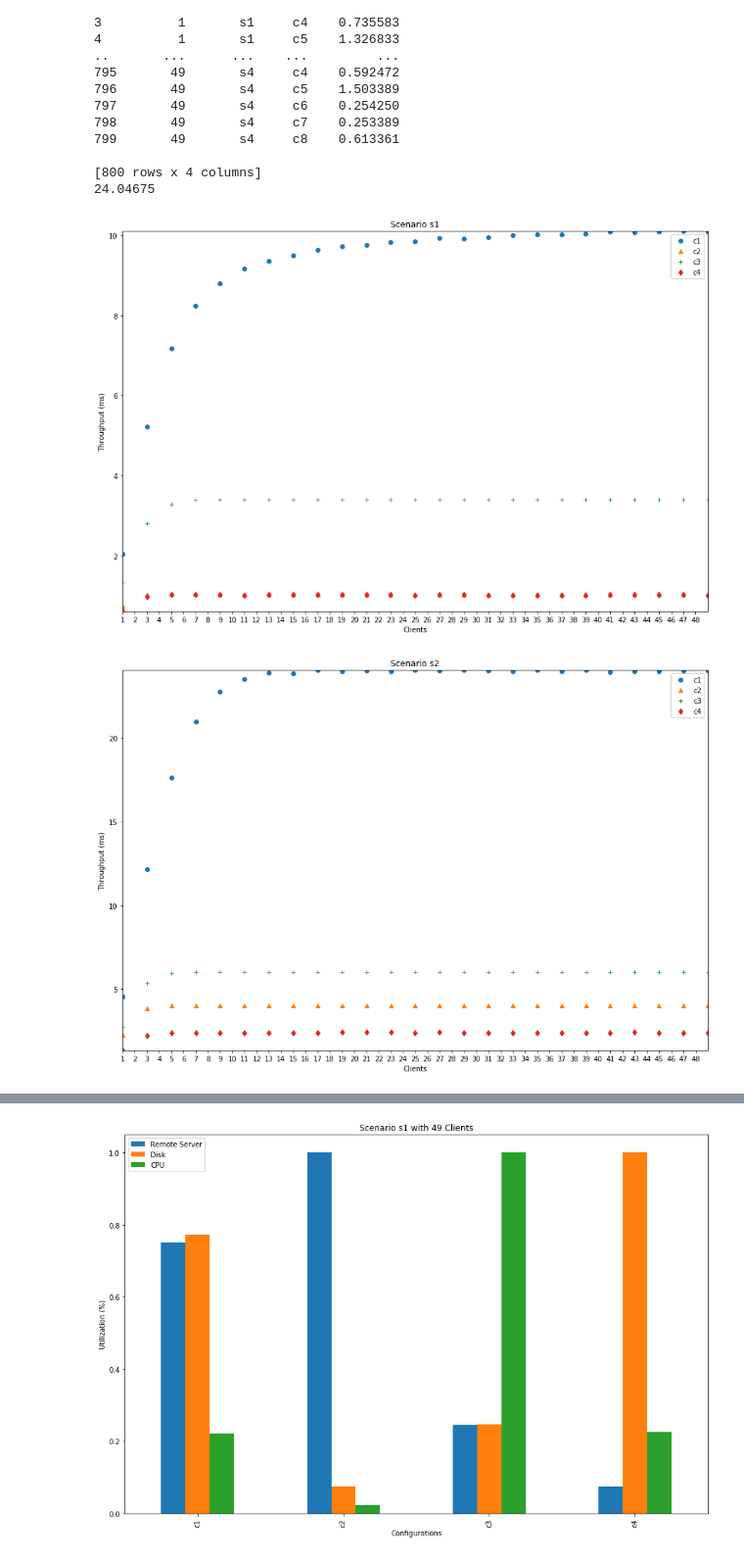
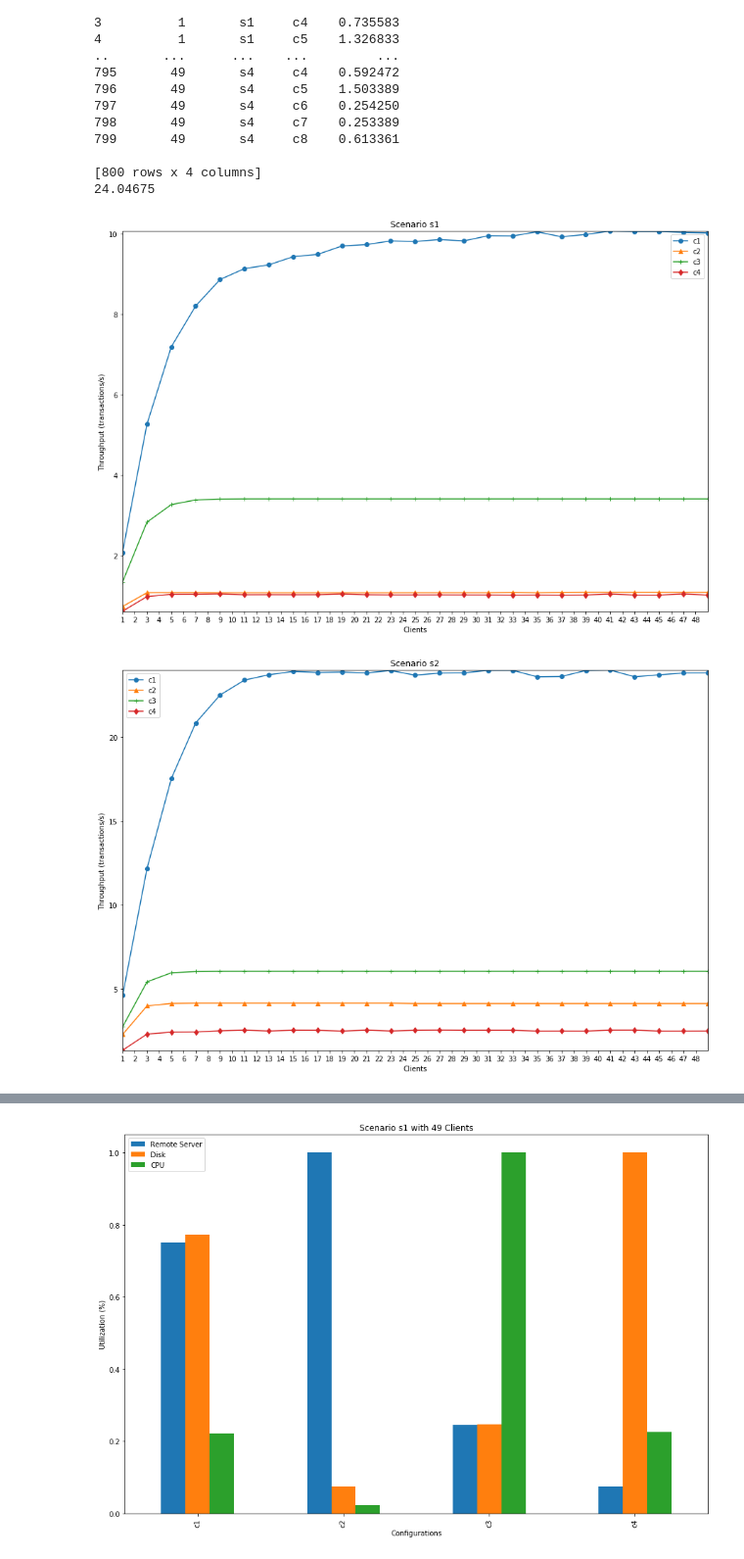
Before and after one commit to nferrante1/pecsn_project, a Jupyter notebook: Jupyter/Confidence Interval Analysis.ipynb, the cells around one changed output, grey strips where cells are left out. Shown at 98% size. Saved outputs shown, nothing was run; the diff lists cells and outputs as text; code cells hidden in the pictures.

```diff
--- a/Jupyter/Confidence Interval Analysis.ipynb
+++ b/Jupyter/Confidence Interval Analysis.ipynb
@@ -56,0 +126,20 @@ print(dfThroughput)
+# %%
+
+
+#FOR EVERY SCENARIO AND EVERY CONFIGURATIONS SHOW HOW CHANGE THE RESPONSE TIME WITH DIFFERENT NUMBER OF CLIENTS
+for scenario in scenarios:
+    plt.figure(figsize=(15,10))
+    plt.title("Scenario "+scenario)
+    plt.margins(0)
+    plt.xticks(range(dfResponseTime['clients'].min(),dfResponseTime['clients'].max()))
+    for conf in configurations:
+        dfTemp=dfResponseTime.loc[(dfResponseTime['scenario']== scenario) & (dfResponseTime['config'] == conf)]
+        plt.errorbar(dfTemp['clients'], dfTemp['responseTime_mean'],yerr=dfTemp['responseTime_ci'])
+
+    #LABELLING THE PLOT
+
+    plt.xlabel('Clients')
+    plt.ylabel('Response Time (ms)')
+    #plt.legend(configurations)
+    plt.legend(['c1','c2','c3','c4'])
+    plt.show()
@@ -56,0 +206,16 @@ print(dfThroughput)
+# %%
+#For every configurations plot a graph of utilization of the components by every scenario
+
+for scenario in scenarios:
+
+    dfTemp=dfUtilization.loc[(dfUtilization['clients']== clientsNum)&(dfUtilization['scenario']== scenario)]
+    plot=dfTemp.groupby(['config', 'moduleName'])['utilization_mean'].mean().unstack().plot.bar(yerr=dfTemp['utilization_ci'],figsize=(15,10))
+    plt.title('Scenario '+scenario+' with '+str(clientsNum)+' Clients')
+    print(dfTemp['utilization_ci'])
+
+    #LABELLING THE PLOT
+
+    plt.xlabel('Configurations')
+    plt.ylabel('Utilization (%)')
+    plt.legend(['Remote Server',"Disk","CPU"])
+    plt.show()
@@ -101,23 +323,23 @@ print(dfThroughput['throughput'].max())
 # %%
 #FOR EVERY SCENARIO AND EVERY CONFIGURATIONS SHOW HOW CHANGE THE THROUGHPUT TIME WITH DIFFERENT NUMBER OF CLIENTS
 
 for scenario in scenarios:
     plt.figure(figsize=(15,10))
     plt.title("Scenario "+scenario)
     plt.margins(0)
     plt.xticks(range(dfThroughput['clients'].min(),dfThroughput['clients'].max()))
-    markers=["o","^","+","d","h",]
+    markers=["-o","-^","-+","-d","-h"]
     for index,conf in enumerate(configurations):
         dfTemp=dfThroughput.loc[(dfThroughput['scenario']== scenario) & (dfThroughput['config'] == conf)]
-        plt.plot(dfTemp['clients'], dfTemp['throughput'],markers[index%len(markers)],linestyle='None',)
+        plt.plot(dfTemp['clients'], dfTemp['throughput'],markers[index%len(markers)])
         #Plot error bar
 
     #LABELLING THE PLOT
     plt.xlabel('Clients')
-    plt.ylabel('Throughput (ms)')
+    plt.ylabel('Throughput (transactions/s)')
     #plt.legend(configurations)
     plt.legend(['c1','c2','c3','c4'])
     plt.show()
 # %% [output]
-[figure, old version]
+[figure, new version]
-[figure, old version]
+[figure, new version]
```
Also changed, not shown: parts of 10 cells of this notebook, 1 other file.
